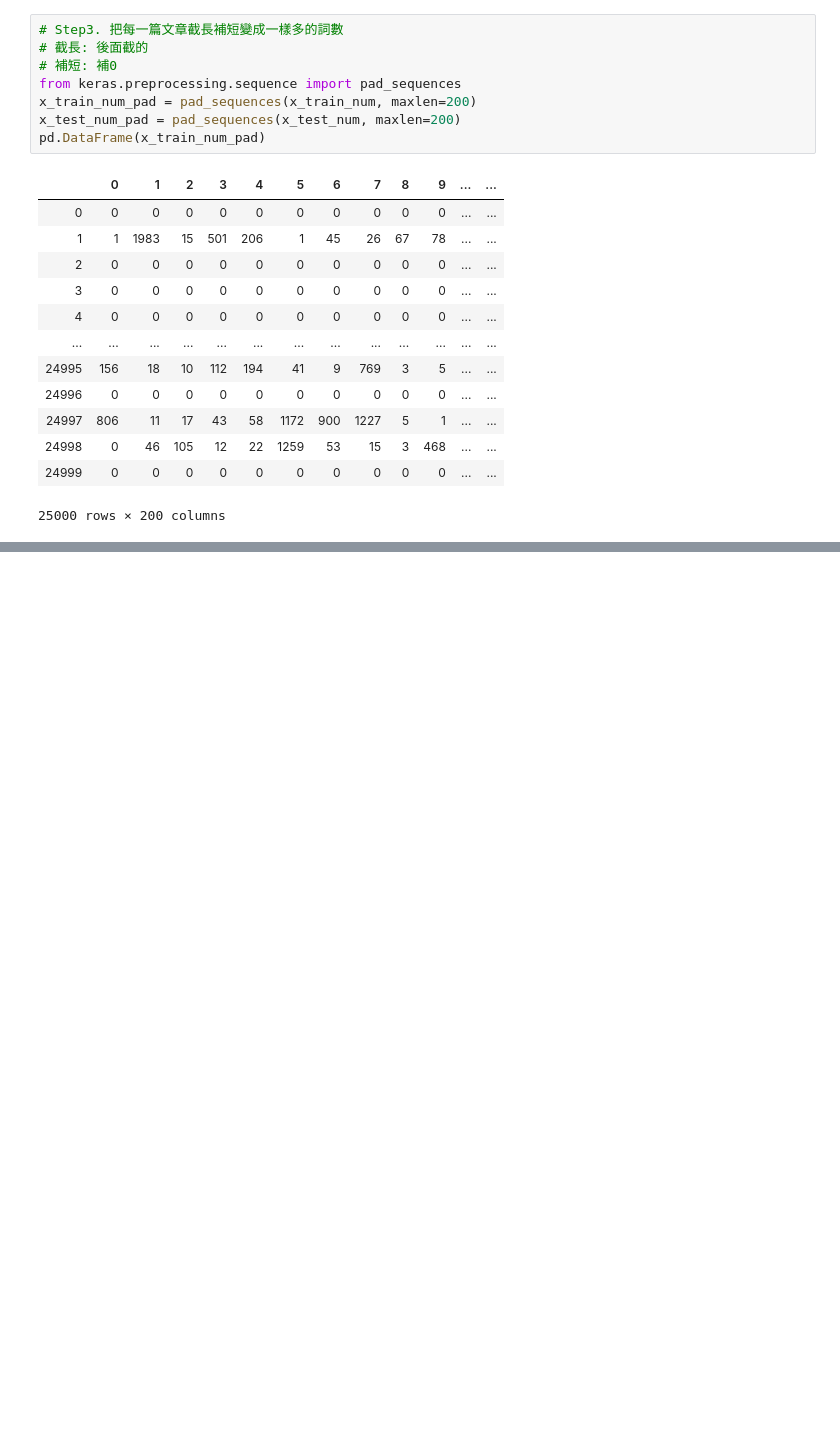
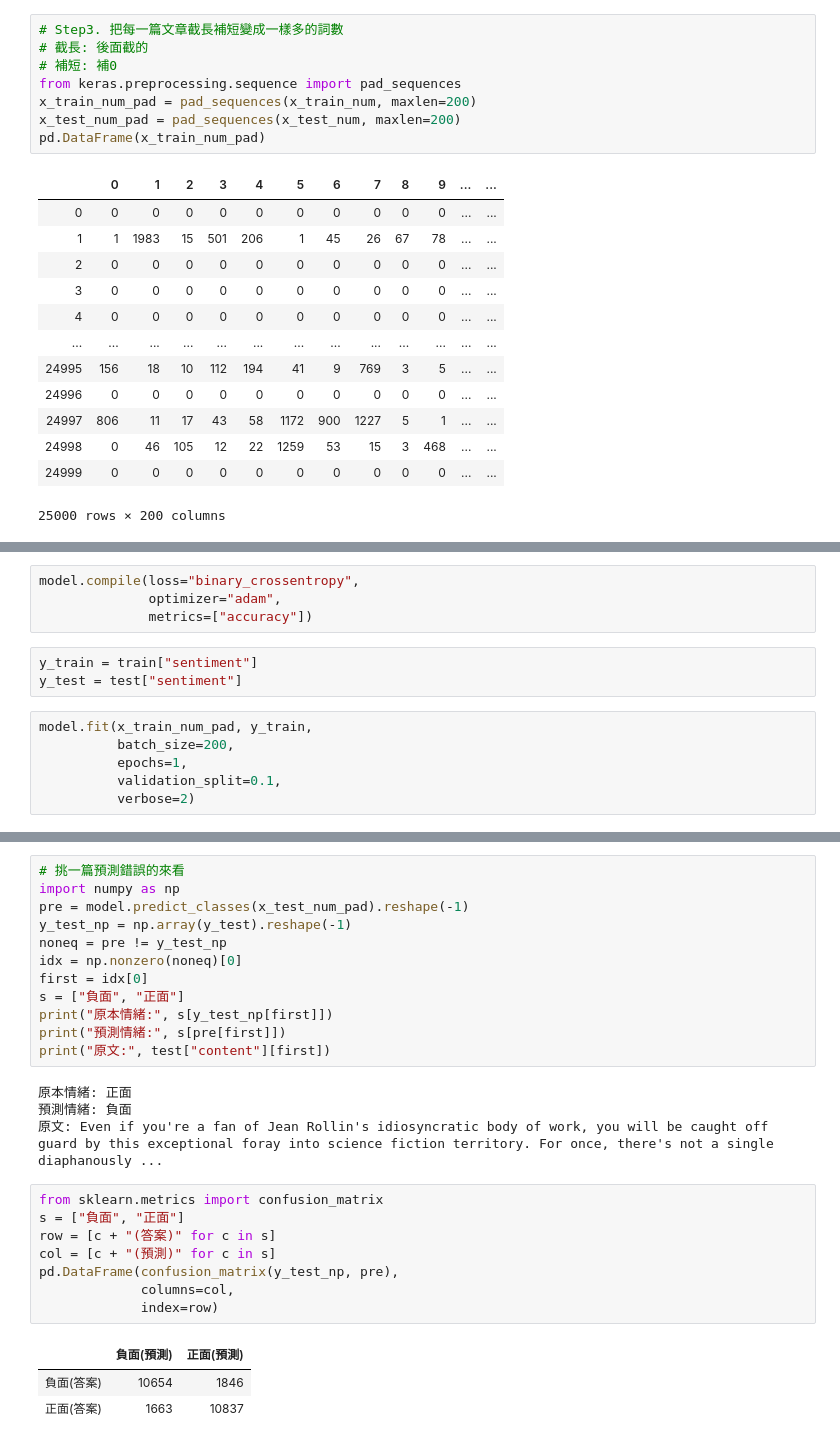
Before and after one commit to Elwing-Chou/MLDemo, a Jupyter notebook: sentiment.ipynb, the cells around one changed output, grey strips where cells are left out. Saved outputs shown, nothing was run; the diff lists cells and outputs as text; blank space fills up the shorter version.

```diff
--- a/sentiment.ipynb
+++ b/sentiment.ipynb
@@ -137,0 +168,13 @@ pd.DataFrame(x_train_num_pad)
+# %%
+model.compile(loss="binary_crossentropy",
+              optimizer="adam",
+              metrics=["accuracy"])
+# %%
+y_train = train["sentiment"]
+y_test = test["sentiment"]
+# %%
+model.fit(x_train_num_pad, y_train,
+          batch_size=200,
+          epochs=1,
+          validation_split=0.1,
+          verbose=2)
@@ -137,0 +191,28 @@ pd.DataFrame(x_train_num_pad)
+# %%
+# 挑一篇預測錯誤的來看
+import numpy as np
+pre = model.predict_classes(x_test_num_pad).reshape(-1)
+y_test_np = np.array(y_test).reshape(-1)
+noneq = pre != y_test_np
+idx = np.nonzero(noneq)[0]
+first = idx[0]
+s = ["負面", "正面"]
+print("原本情緒:", s[y_test_np[first]])
+print("預測情緒:", s[pre[first]])
+print("原文:", test["content"][first])
+# %% [output]
+原本情緒: 正面
+預測情緒: 負面
+原文: Even if you're a fan of Jean Rollin's idiosyncratic body of work, you will be caught off guard by this exceptional foray into science fiction territory. For once, there's not a single diaphanously ...
+# %%
+from sklearn.metrics import confusion_matrix
+s = ["負面", "正面"]
+row = [c + "(答案)" for c in s]
+col = [c + "(預測)" for c in s]
+pd.DataFrame(confusion_matrix(y_test_np, pre),
+             columns=col,
+             index=row)
+# %% [output]
+|  | 負面(預測) | 正面(預測) |
+| 負面(答案) | 10654 | 1846 |
+| 正面(答案) | 1663 | 10837 |
```
Also changed, not shown: parts of 3 cells of this notebook.
